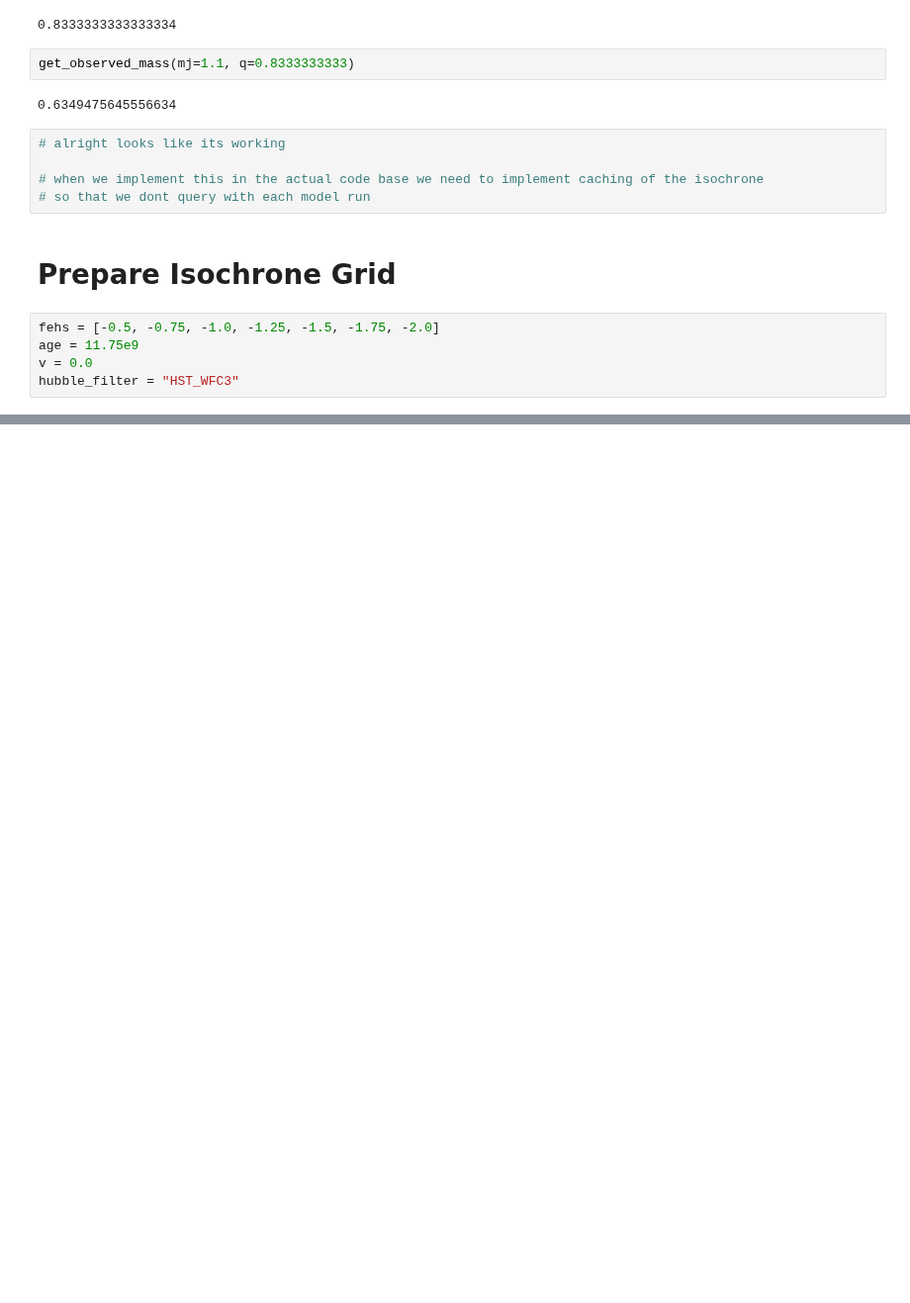
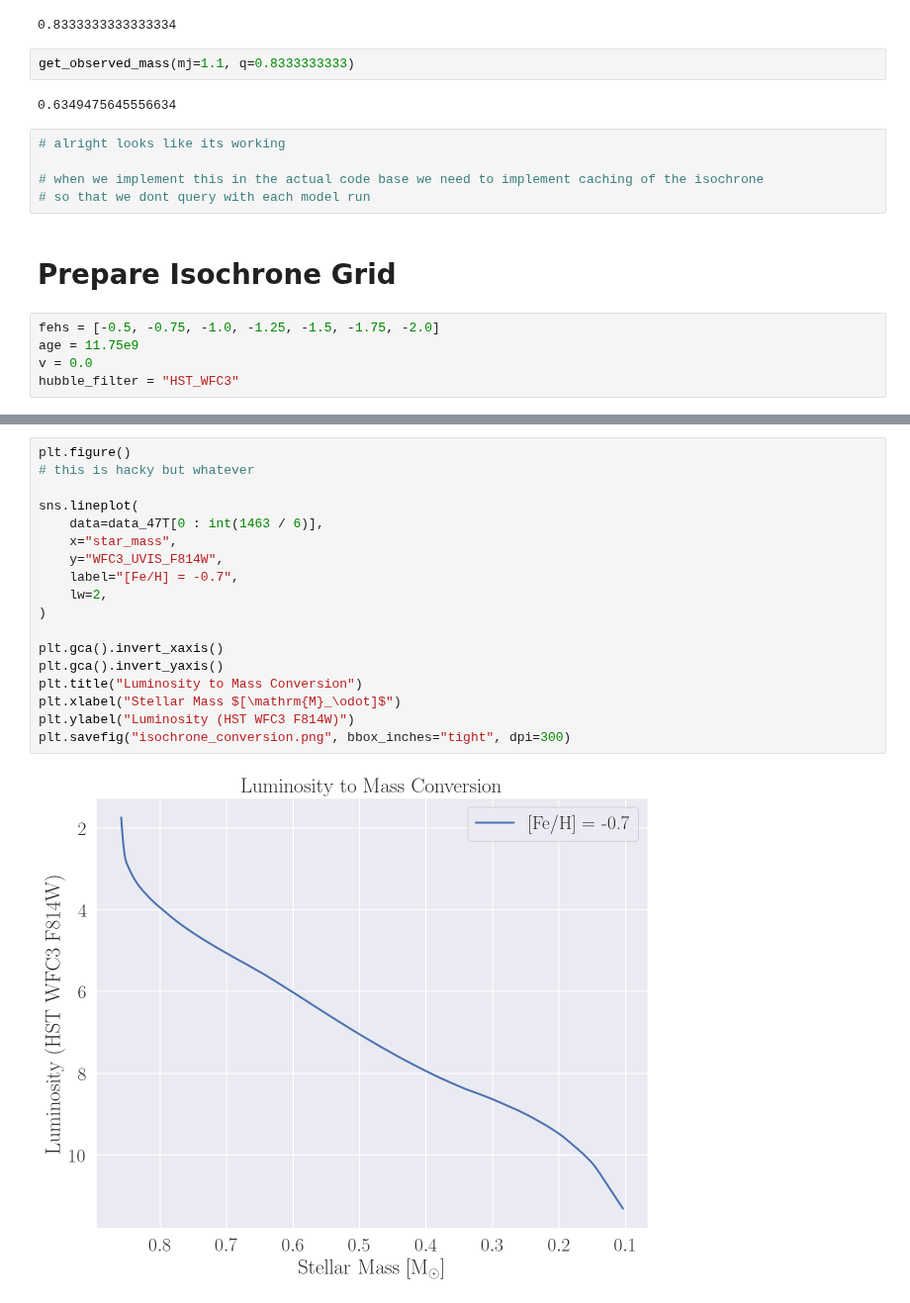
Before and after one commit to pjs902/honours-thesis, a Jupyter notebook: notebooks/isochrones.ipynb, the cells around one changed output, grey strips where cells are left out. Shown at 99% size. Drawn from its saved outputs; the diff is of its cells as text; blank space fills up the shorter version.

```diff
--- a/notebooks/isochrones.ipynb
+++ b/notebooks/isochrones.ipynb
@@ -236 +229,21 @@ b'PK\x03\x04\x14\x00\x00\x00\x08\x00\xf0xHT>6\x0f\xb2\x90\x00\x07\x00\x02w\x1f\x
 decompressing archive (type=zip)...done.
+# %%
+plt.figure()
+# this is hacky but whatever
+
+sns.lineplot(
+    data=data_47T[0 : int(1463 / 6)],
+    x="star_mass",
+    y="WFC3_UVIS_F814W",
+    label="[Fe/H] = -0.7",
+    lw=2,
+)
+
+plt.gca().invert_xaxis()
+plt.gca().invert_yaxis()
+plt.title("Luminosity to Mass Conversion")
+plt.xlabel("Stellar Mass $[\mathrm{M}_\odot]$")
+plt.ylabel("Luminosity (HST WFC3 F814W)")
+plt.savefig("isochrone_conversion.png", bbox_inches="tight", dpi=300)
+# %% [output]
+[figure, added]
```
Also changed, not shown: parts of 5 cells of this notebook, 10 other files.
